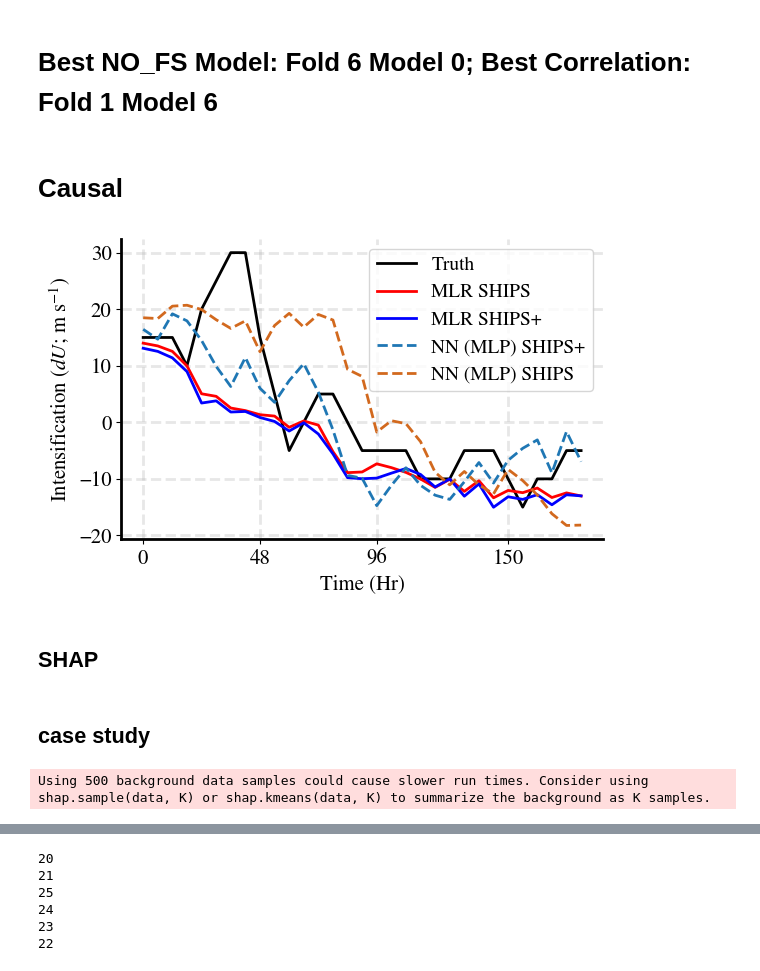
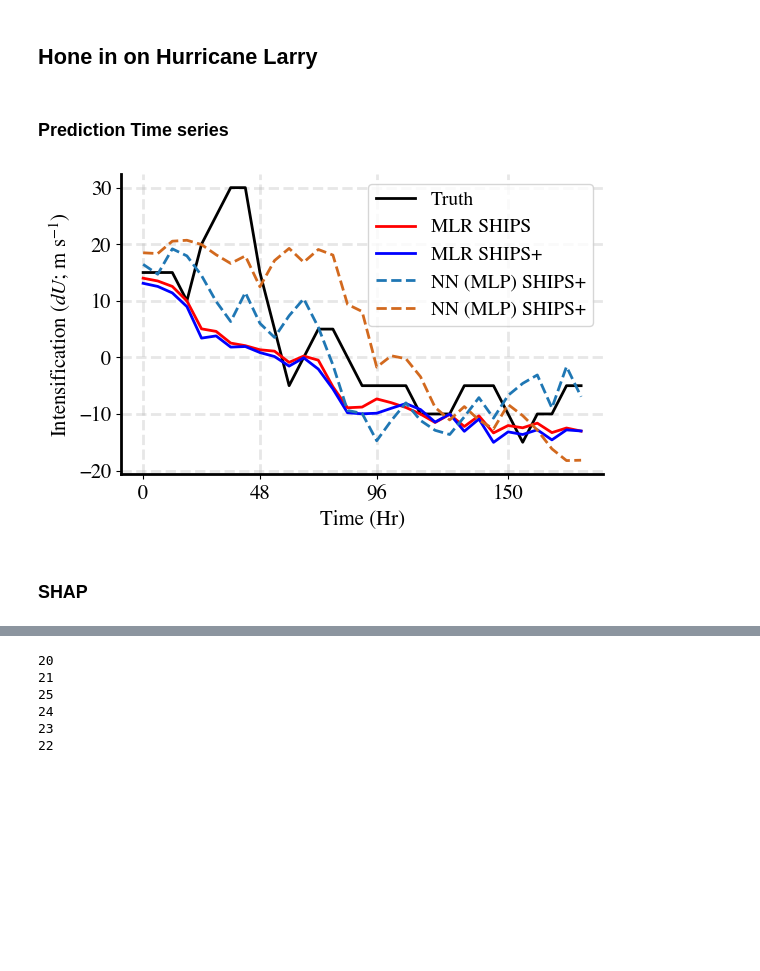
Before and after one commit to saranya8989/2025_CausalSHIPS, a Jupyter notebook: Part3_case_study.ipynb, the cells around one changed output, grey strips where cells are left out. Saved outputs shown, nothing was run; the diff lists cells and outputs as text; code cells hidden in the pictures; blank space fills up the shorter version.

```diff
--- a/Part3_case_study.ipynb
+++ b/Part3_case_study.ipynb
@@ -147,2 +138,0 @@ plt.legend()
-# %% [markdown]
-# Best NO_FS Model: Fold 6 Model 0; Best Correlation: Fold 1 Model 6
@@ -257,2 +138,0 @@ Xnorml = store_nofs['dataframes']
-# %% [markdown]
-# Causal
@@ -261,21 +138,0 @@ causal_range_test = get_range(Xnorml,4,target,'test')
-# %%
-score_causal = []
-for seed in tqdm(seeds):
-    causal_results = performance_scores.scores_seeds(seed=seed,target=target,lag=int(config_set['target_lag']),exp='shipsold').run_score_causalFS()
-    score_causal.append(causal_results)
-    del causal_results
-    gc.collect()
-
-r2_train_causalFS, r2_valid_causalFS, r2_test_causalFS, shapez_causalFS = [],[],[],[]
-for i in range(len(score_causal)):
-    r2_train_causalFS.append([(score_causal[i][j]['scoreboard']['train']['r2']) for j in range(len(score_causal[i]))])
-    r2_valid_causalFS.append([(score_causal[i][j]['scoreboard']['valid']['r2']) for j in range(len(score_causal[i]))])
-    r2_test_causalFS.append([(score_causal[i][j]['scoreboard']['test']['r2']) for j in range(len(score_causal[i]))])
-    shapez_causalFS.append([(score_causal[i][j]['X']['test'].shape[1]) for j in range(len(score_causal[i]))])
-
-pcc_train_causalFS, pcc_valid_causalFS, pcc_test_causalFS, shapez_causalFS = [],[],[],[]
-for i in range(len(score_causal)):
-    pcc_train_causalFS.append([(score_causal[i][j]['scoreboard']['train']['r2_from_pcc']) for j in range(len(score_causal[i]))])
-    pcc_valid_causalFS.append([(score_causal[i][j]['scoreboard']['valid']['r2_from_pcc']) for j in range(len(score_causal[i]))])
-    pcc_test_causalFS.append([(score_causal[i][j]['scoreboard']['test']['r2_from_pcc']) for j in range(len(score_causal[i]))])
-    shapez_causalFS.append([(score_causal[i][j]['X']['test'].shape[1]) for j in range(len(score_causal[i]))])
@@ -284,7 +139,9 @@ stormdict_noFS_old,timeseries_noFS_old,score_nocausal_old = calc_pcc_to_plot_fig
-# %%
-stormdict_noFS_plus,timeseries_noFS_plus,score_nocausal_plus = calc_pcc_to_plot_figure5(seeds,target,config_set,[0,1,2,3,4,5,6],'shipsplus','R2')
+# %% [markdown]
+## Hone in on Hurricane Larry
 # %%
 case = '2021_LARRY'
+# %% [markdown]
+### Prediction Time series
 # %%
 fig, axs = plt.subplots(1, figsize=(6,4))
 isais_loc = list(timeseries_noFS_old[0]['name']).index(case)
@@ -294,51 +151,35 @@ ypreds = []
 for i in range(7):
     isais_loc = list(timeseries_noFS_old[i]['name']).index(case)
     ypred_isais = timeseries_noFS_old[i]['ypred'][isais_loc]
     ypreds.append(ypred_isais)
     plt.plot(np.arange(len(ytruth_isais))*6,ypred_isais,color='r',lw=0.2,alpha=0)
 plt.plot(np.arange(len(ytruth_isais))*6,(ypreds[3]),lw=2,color='r',label='MLR SHIPS')
 
 ypreds_plus = []
 for i in range(7):
     isais_loc = list(timeseries_noFS_plus[i]['name']).index(case)
     ypred_isais = timeseries_noFS_plus[i]['ypred'][isais_loc]
     ypreds_plus.append(ypred_isais)
     plt.plot(np.arange(len(ytruth_isais))*6,ypred_isais,color='b',lw=0.2,alpha=0)
-
 plt.plot(np.arange(len(ytruth_isais))*6,(ypreds_plus[3]),lw=2,color='b',label='MLR SHIPS+')
 
-ypreds_plus_mlp = []
-for i in range(7):
-    model = MLP(27,512,1) # we do not specify ``weights``, i.e. create untrained model
-    model.load_state_dict(plusships_mlp[f'results_fold_{i}.pkl']['model_state'])
-    model.eval()
-    ypreds_plus_mlp.append(np.squeeze(model(torch.FloatTensor(score_nocausal_plus[i]['X']['test'])).detach().numpy())[374:405])
-    plt.plot(np.arange(len(ytruth_isais))*6,np.squeeze(model(torch.FloatTensor(score_nocausal_plus[i]['X']['test'])).detach().numpy())[374:405],color='tab:blue',lw=0.2,alpha=0)
-plt.plot(np.arange(len(ytruth_isais))*6,(ypreds_plus_mlp[3]),lw=2,color='tab:blue',label='NN (MLP) SHIPS+',ls='--')
-
-ypreds_old_mlp = []
-for i in range(7):
-    model = MLP(21,512,1) # we do not specify ``weights``, i.e. create untrained model
-    model.load_state_dict(oldships_mlp[f'results_fold_{i}.pkl']['model_state'])
-    model.eval()
-    ypreds_old_mlp.append(np.squeeze(model(torch.FloatTensor(score_nocausal_old[i]['X']['test'])).detach().numpy())[374:405])
-    plt.plot(np.arange(len(ytruth_isais))*6,np.squeeze(model(torch.FloatTensor(score_nocausal_old[i]['X']['test'])).detach().numpy())[374:405],color='chocolate',lw=0.2,alpha=0)
-plt.plot(np.arange(len(ytruth_isais))*6,(ypreds_old_mlp[3]),lw=2,color='chocolate',label='NN (MLP) SHIPS',ls='--')
+plt.plot(np.arange(len(ytruth_isais))*6,np.asarray(ships_plus_mlp)[3][374:405],lw=2,color='tab:blue',label='NN (MLP) SHIPS+',ls='--')
+plt.plot(np.arange(len(ytruth_isais))*6,np.asarray(ships_old_mlp)[3][374:405],lw=2,color='chocolate',label='NN (MLP) SHIPS+',ls='--')
 
 plt.grid(lw=2,alpha=0.3,ls='--')
 plt.legend(loc=1,fontsize=14)
 #plt.title('Larry (2021)')
 plt.xlabel('Time (Hr)')
 plt.xticks([0,48,96,150])
 plt.ylabel('Intensification ($dU$; m s$^{-1}$)')
 axs.spines['left'].set_linewidth(2)
 axs.spines['bottom'].set_linewidth(2)
 axs.spines['top'].set_linewidth(0)
 axs.spines['right'].set_linewidth(0)
 plt.tight_layout()
 plt.savefig('./larry_with_MLP.png',dpi=500)
 plt.show()
 # %% [output]
-[figure, old version]
+[figure, new version]
 # %% [markdown]
-## SHAP
+### SHAP
@@ -385,14 +185,0 @@ def train_and_get_SHAP_explanations_SHIPS(Xtrain=None,trained_MLP_loc=None,izlc=
-# %% [markdown]
-## case study
-# %%
-izlc=3
-explanation = train_and_get_SHAP_explanations_SHIPS(Xtrain=score_nocausal_old[izlc]['X']['train'],\
-                                                    trained_MLP_loc=oldships_mlp[f'results_fold_{izlc}.pkl'],\
-                                                    izlc=izlc,\
-                                                    MLPsettings=[21,512,1],\
-                                                    background_size=500,\
-                                                    seed=42,\
-                                                    samples_to_explain=score_nocausal_old[izlc]['X']['test'][374:405]\
-                                                   )
-# %% [output]
-Using 500 background data samples could cause slower run times. Consider using shap.sample(data, K) or shap.kmeans(data, K) to summarize the background as K samples.
```
Also changed, not shown: parts of 31 cells of this notebook.
